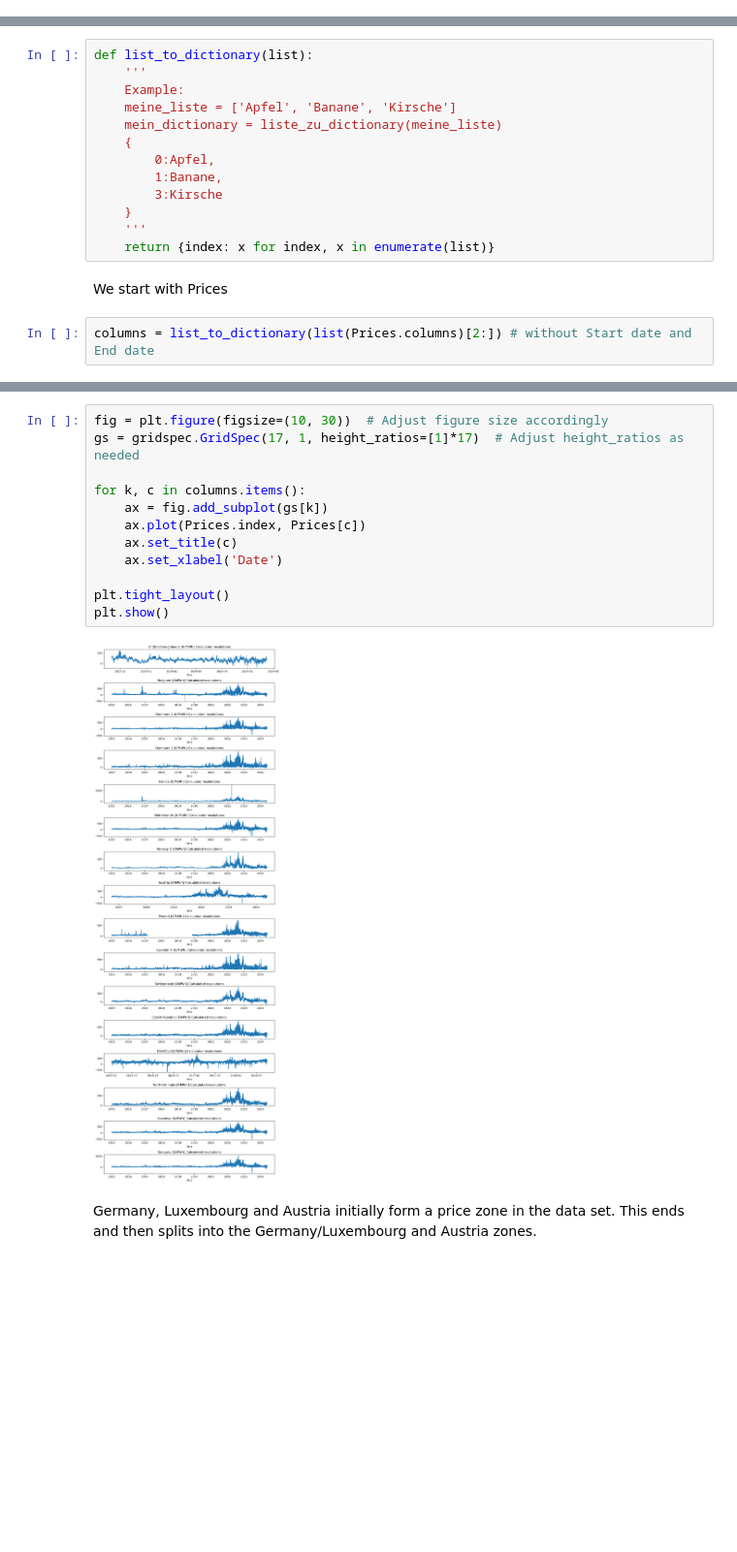
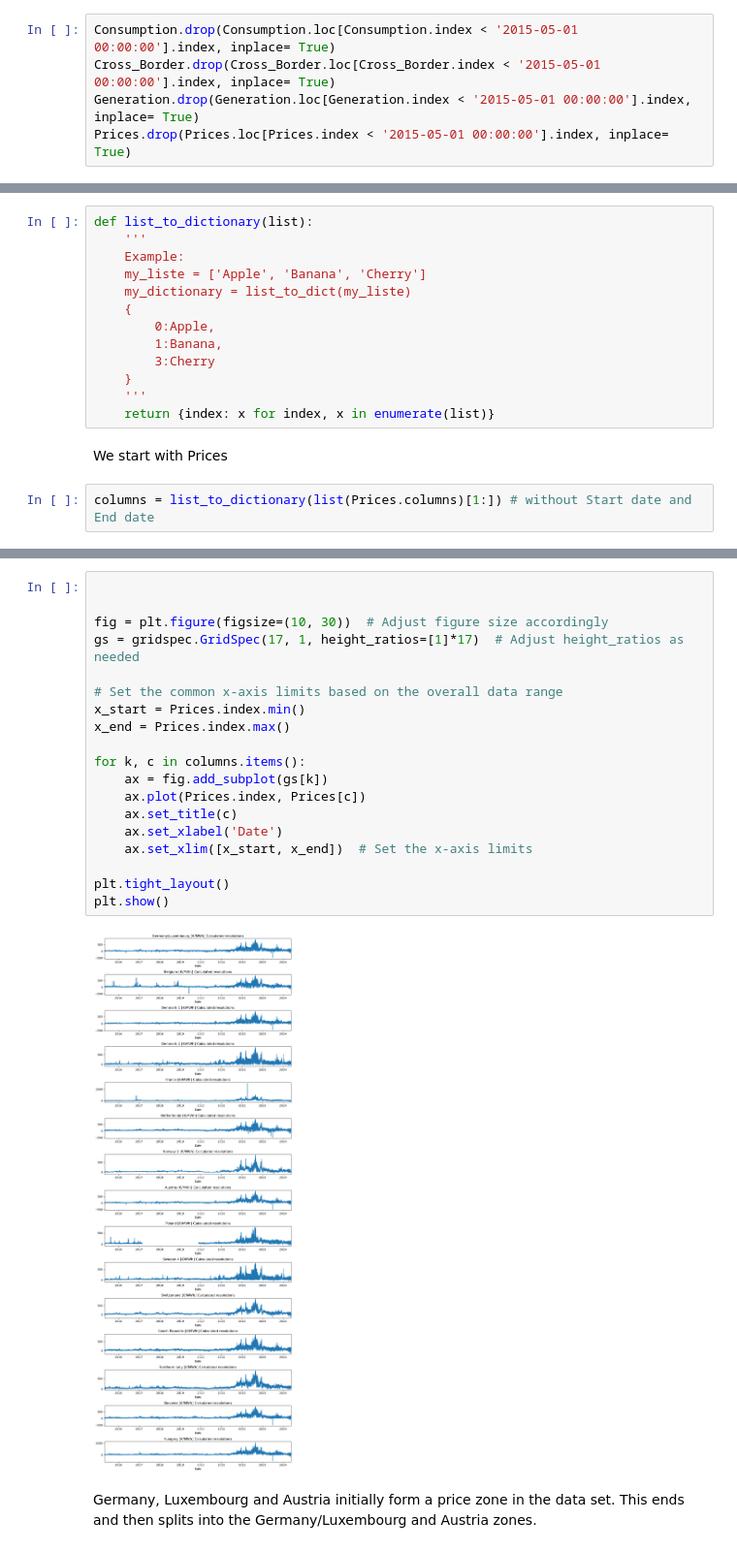
Before and after one commit to bennymiddel/Public, a Jupyter notebook: notebooks/01-data-loading-cleaning.ipynb, the cells around one changed output, grey strips where cells are left out. Shown at 97% size. Saved outputs shown, nothing was run; the diff lists cells and outputs as text; blank space fills up the shorter version.

Commit message:
data loading-cleaning - woking code - baseline

```diff
--- a/notebooks/01-data-loading-cleaning.ipynb
+++ b/notebooks/01-data-loading-cleaning.ipynb
@@ -164,3 +166,8 @@ Prices = Prices.set_index('Start date')
+# %%
+Consumption.drop(Consumption.loc[Consumption.index < '2015-05-01 00:00:00'].index, inplace= True)
+Cross_Border.drop(Cross_Border.loc[Cross_Border.index < '2015-05-01 00:00:00'].index, inplace= True)
+Generation.drop(Generation.loc[Generation.index < '2015-05-01 00:00:00'].index, inplace= True)
+Prices.drop(Prices.loc[Prices.index < '2015-05-01 00:00:00'].index, inplace= True)
 # %% [markdown]
 ### Check for missing dates in the dataset
 # %%
@@ -402,16 +405,16 @@ With Prices is less clear. Therefore, the matter is considered in detail below
 def list_to_dictionary(list):
     '''
     Example:
-    meine_liste = ['Apfel', 'Banane', 'Kirsche']
-    mein_dictionary = liste_zu_dictionary(meine_liste)
+    my_liste = ['Apple', 'Banana', 'Cherry']
+    my_dictionary = list_to_dict(my_liste)
     {
-        0:Apfel,
-        1:Banane,
-        3:Kirsche
+        0:Apple,
+        1:Banana,
+        3:Cherry
     }
     '''
     return {index: x for index, x in enumerate(list)}
 # %% [markdown]
 We start with Prices
 # %%
-columns = list_to_dictionary(list(Prices.columns)[2:]) # without Start date and End date
+columns = list_to_dictionary(list(Prices.columns)[1:]) # without Start date and End date
@@ -418,17 +441,24 @@ columns = list_to_dictionary(list(Prices.columns)[2:]) # without Start date and
 # %%
+
+
 fig = plt.figure(figsize=(10, 30))  # Adjust figure size accordingly
 gs = gridspec.GridSpec(17, 1, height_ratios=[1]*17)  # Adjust height_ratios as needed
+
+# Set the common x-axis limits based on the overall data range
+x_start = Prices.index.min()
+x_end = Prices.index.max()
 
 for k, c in columns.items():
     ax = fig.add_subplot(gs[k])
     ax.plot(Prices.index, Prices[c])
     ax.set_title(c)
     ax.set_xlabel('Date')
+    ax.set_xlim([x_start, x_end])  # Set the x-axis limits
 
 plt.tight_layout()
 plt.show()
 # %% [output]
-[figure, old version]
+[figure, new version]
 # %% [markdown]
 Germany, Luxembourg and Austria initially form a price zone in the data set. This ends and then splits into the Germany/Luxembourg and Austria zones.
 # %%
```
Also changed, not shown: parts of 23 cells of this notebook.
